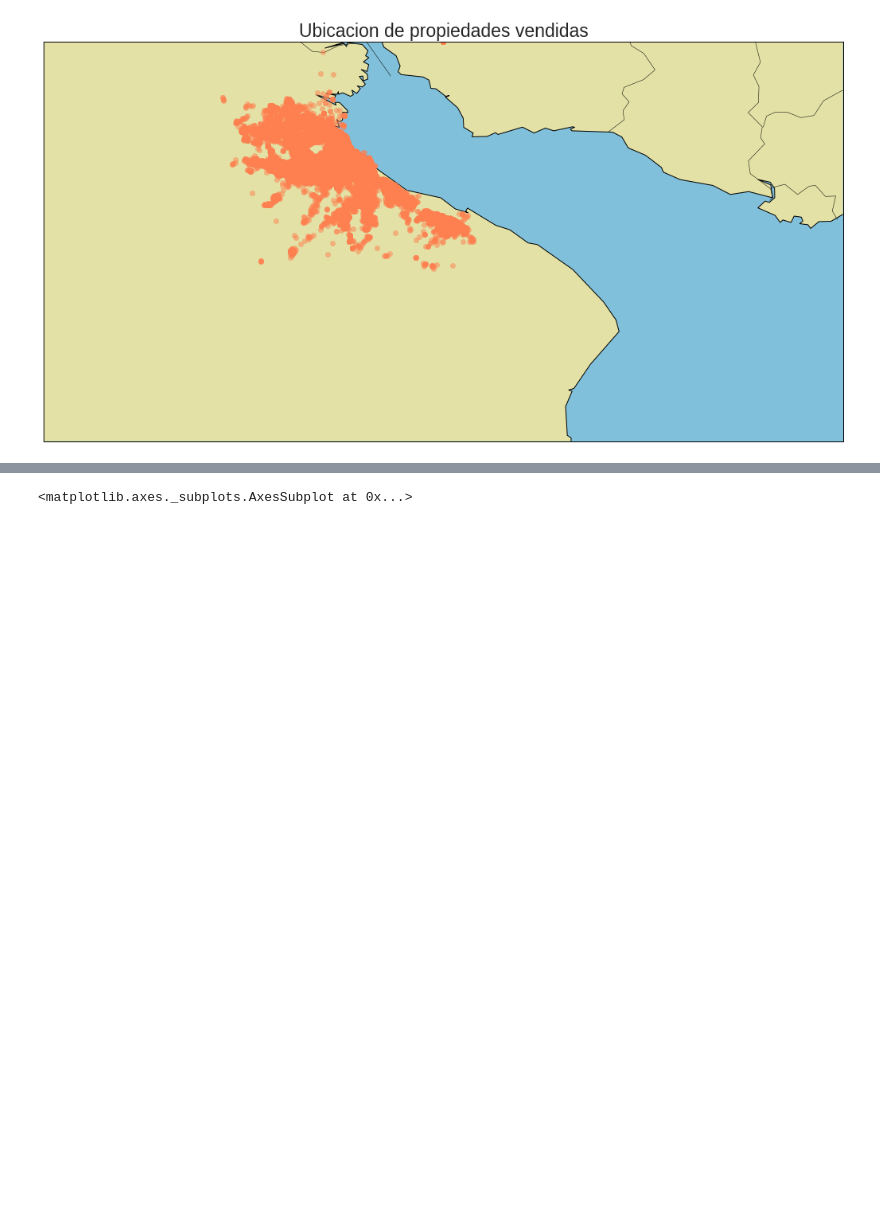
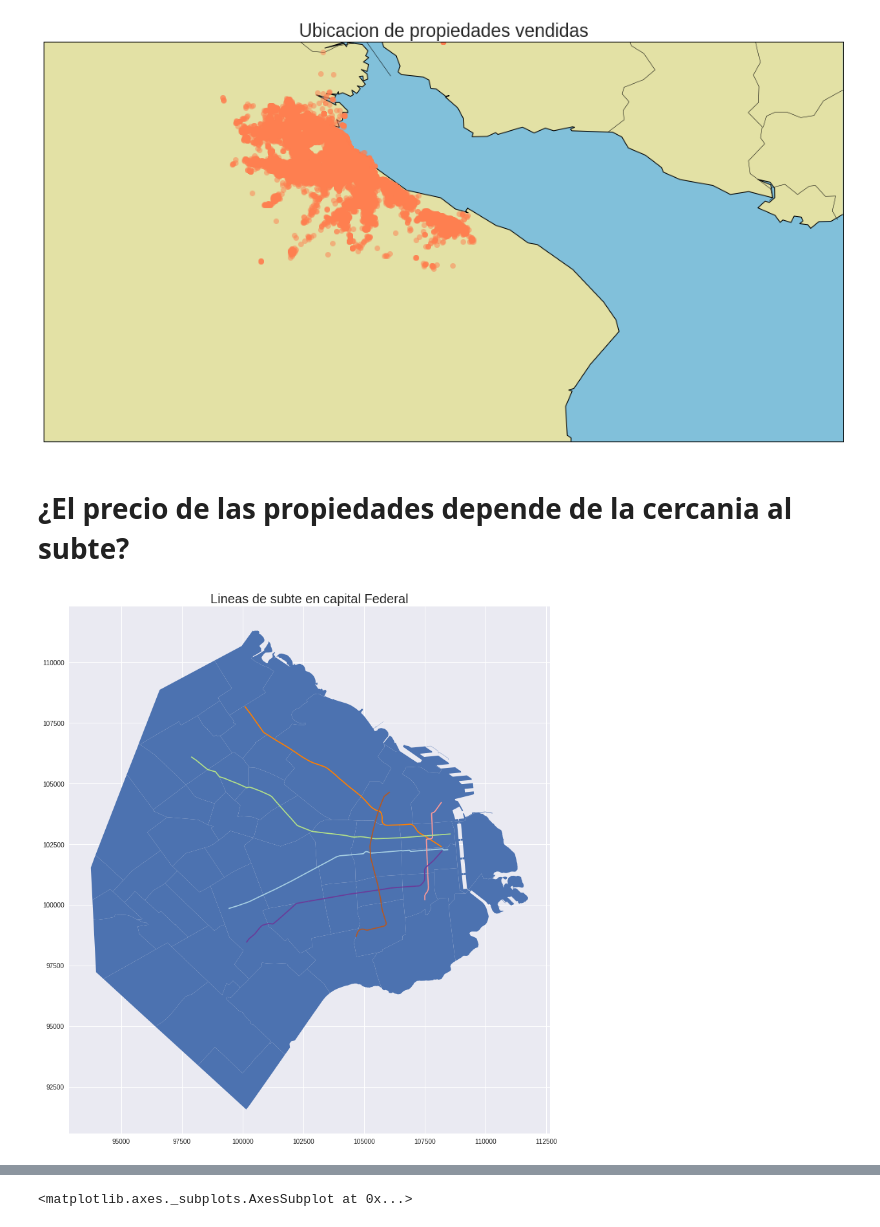
Before and after one commit to jazminferreiro-zz/orgaTP1, a Jupyter notebook: Analisis exploratorio Properati .ipynb, the cells around one changed output, grey strips where cells are left out. Saved outputs shown, nothing was run; the diff lists cells and outputs as text; code cells hidden in the pictures; blank space fills up the shorter version.

Commit message:
graficando lineas de subte

```diff
--- a/Analisis exploratorio Properati .ipynb
+++ b/Analisis exploratorio Properati .ipynb
@@ -352,3 +381,20 @@ plt.title('Ubicacion de propiedades vendidas',fontsize=23)
 plt.show()
 # %% [output]
 [figure]
+# %% [markdown]
+# ¿El precio de las propiedades depende de la cercania al subte?
+# %%
+barrios_geo = gpd.read_file('../tp1/data_extra/barrios/barrios_badata.shp')
+barrios_geo = barrios_geo.loc[:,['BARRIO','PERIMETRO','AREA','geometry']]
+
+barrios = fig.add_subplot(15,15,1)
+barrios = barrios_geo.plot( figsize= (15,15))
+
+subtes_geo = gpd.read_file('../tp1/data_extra/lineas-de-subte-shape/red_de_subte.shp')
+subtes_geo.plot(ax=barrios,column='LINEASUB', cmap='Paired')
+
+
+plt.title('Lineas de subte en capital Federal', fontsize = 20)
+plt.show()
+# %% [output]
+[figure, added]
```
Also changed, not shown: parts of 23 cells of this notebook, 50 other files.
